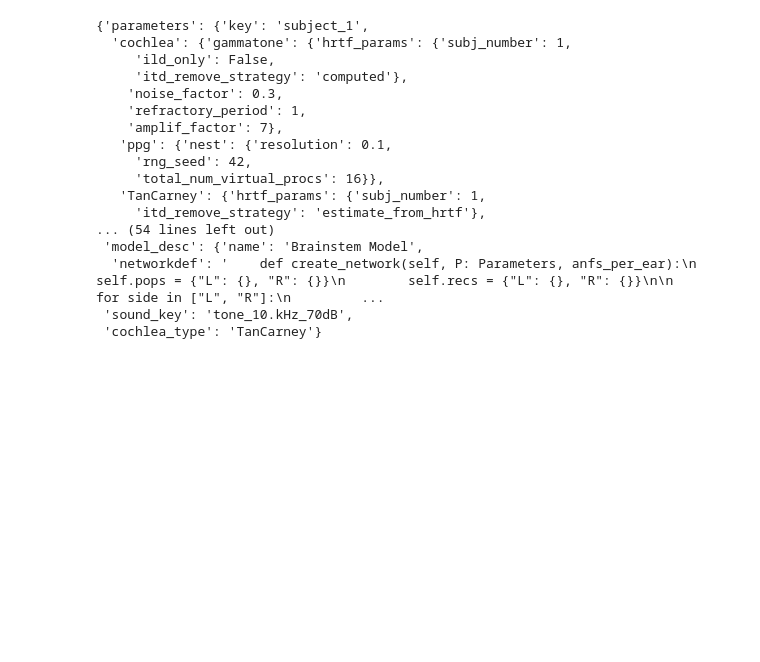
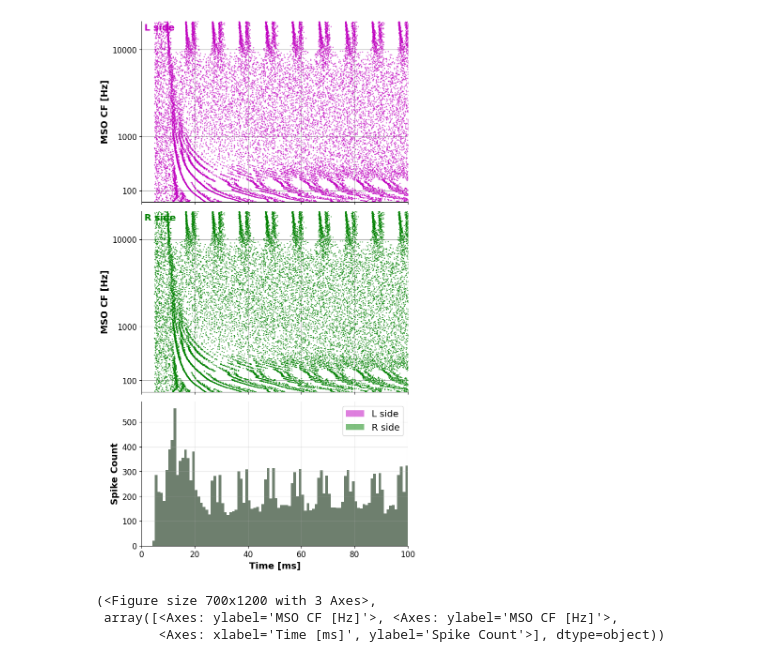
Before and after one commit to francescodesantis/sl_plots, a Jupyter notebook: open_example.ipynb, the cells around one changed output. Cells and saved outputs as stored; diff of their text form; code cells hidden in the pictures; blank space fills up the shorter version.

```diff
--- a/open_example.ipynb
+++ b/open_example.ipynb
@@ -40,25 +40,6 @@ whitenoise_70dB&TanCarney&subject_1.pic
 # %%
-result_path = result_dir + 'DOUBLEEXC2LSO_tone_10.kHz_70dB&TanCarney&subject_1.pic'
+file_name = 'tone_0.1kHz_70dB&TanCarney&itd_only_no_MSO_inh.pic'
+result_path = result_dir + file_name
 
 with open(result_path, "rb") as file:
     result = dill.load(file, ignore=True)
-# %%
-result['conf']
-# %% [output]
-{'parameters': {'key': 'subject_1',
-  'cochlea': {'gammatone': {'hrtf_params': {'subj_number': 1,
-     'ild_only': False,
-     'itd_remove_strategy': 'computed'},
-    'noise_factor': 0.3,
-    'refractory_period': 1,
-    'amplif_factor': 7},
-   'ppg': {'nest': {'resolution': 0.1,
-     'rng_seed': 42,
-     'total_num_virtual_procs': 16}},
-   'TanCarney': {'hrtf_params': {'subj_number': 1,
-     'itd_remove_strategy': 'estimate_from_hrtf'},
-... (54 lines left out)
- 'model_desc': {'name': 'Brainstem Model',
-  'networkdef': '    def create_network(self, P: Parameters, anfs_per_ear):\n        self.pops = {"L": {}, "R": {}}\n        self.recs = {"L": {}, "R": {}}\n\n        for side in ["L", "R"]:\n         ...
- 'sound_key': 'tone_10.kHz_70dB',
- 'cochlea_type': 'TanCarney'}
@@ -64,0 +48,13 @@ result['conf']
+# %%
+draw_spikes_and_psth_bothside(
+    res=result,
+    angle = 0,
+    pop = 'MSO',
+    y_ax='cf_custom',
+    xlim = [0,100]
+)
+# %% [output]
+[figure, added]
+(<Figure size 700x1200 with 3 Axes>,
+ array([<Axes: ylabel='MSO CF [Hz]'>, <Axes: ylabel='MSO CF [Hz]'>,
+        <Axes: xlabel='Time [ms]', ylabel='Spike Count'>], dtype=object))
```
Also changed, not shown: parts of 4 cells of this notebook, 12 other files.
